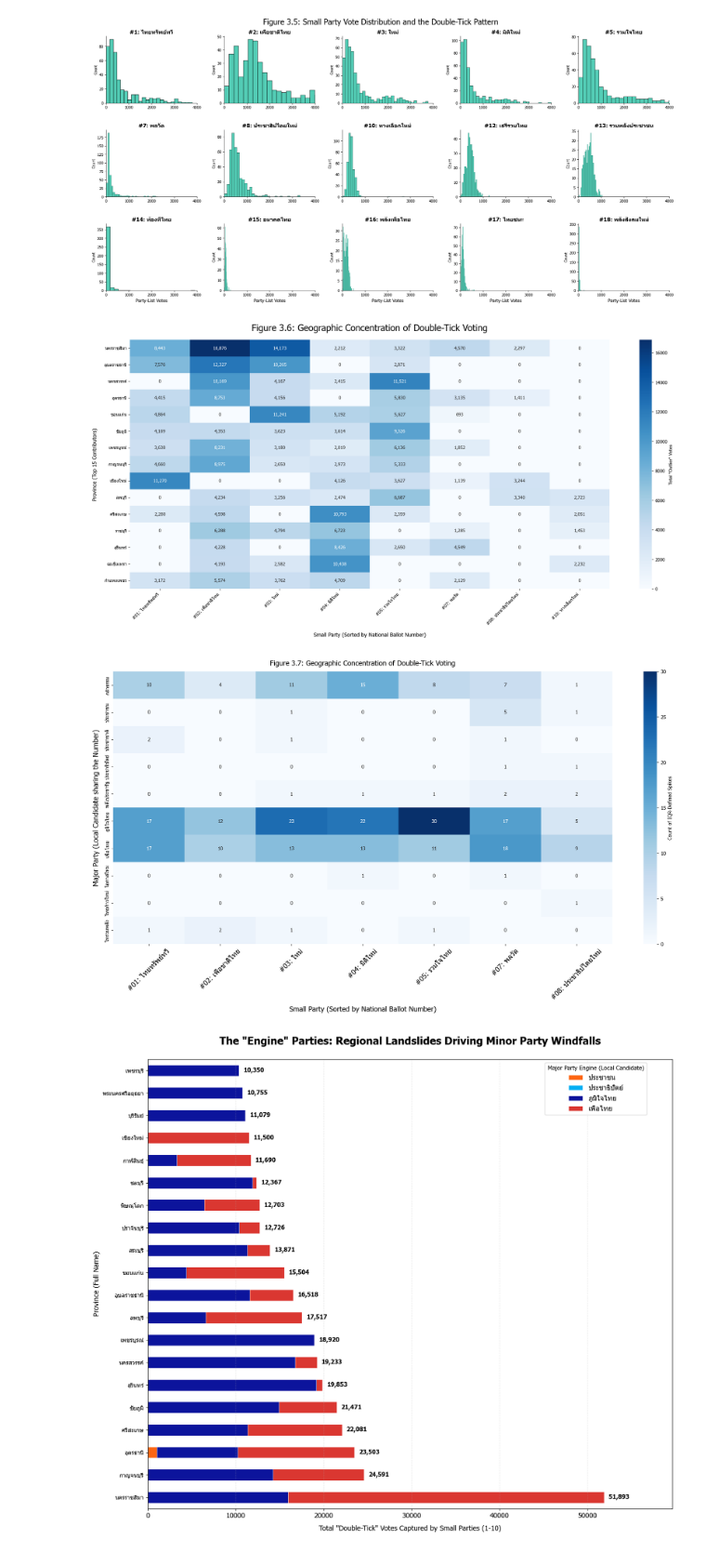
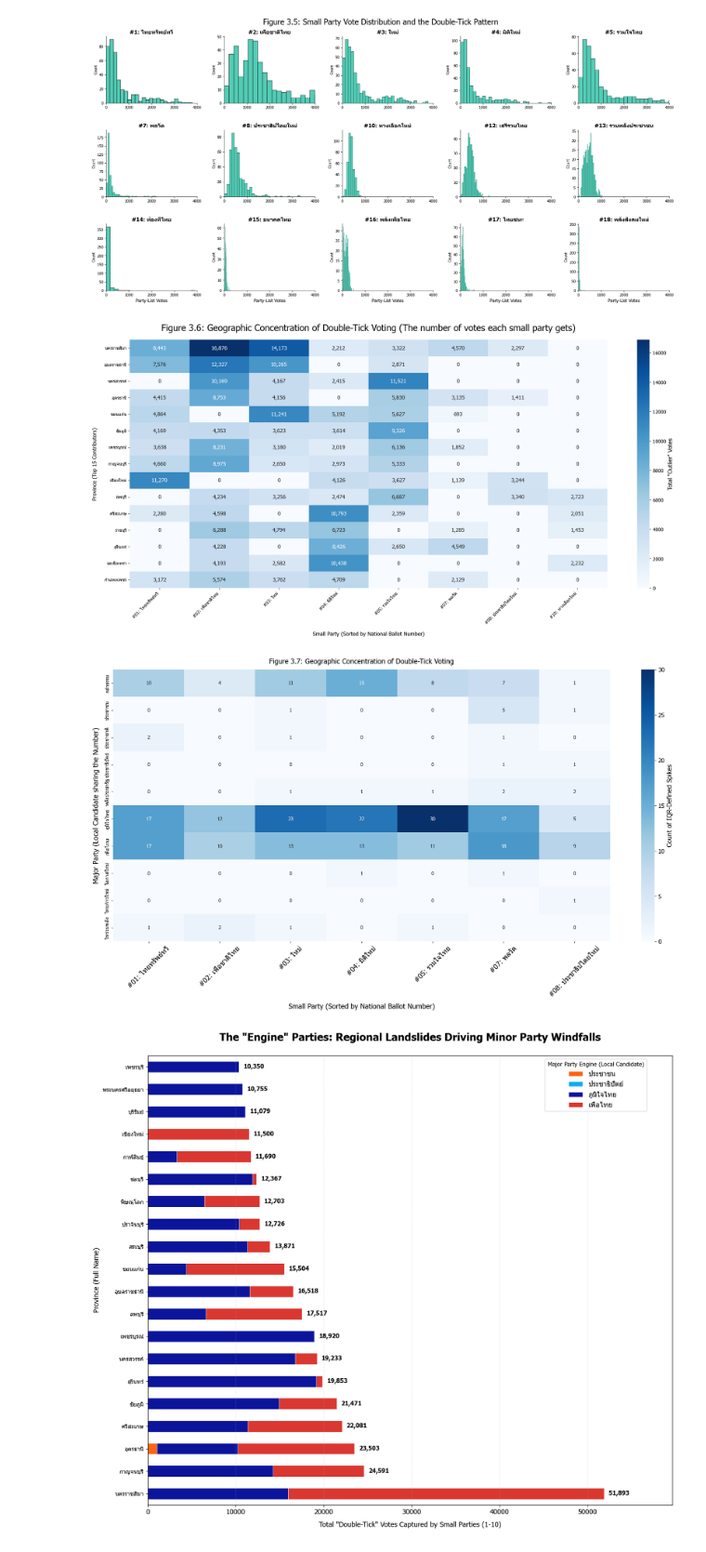
Before and after one commit to Gorszet/DADS5001_Election_2569, a Jupyter notebook: election_analysis69.ipynb, the cells around one changed output. Shown at 93% size. Saved outputs shown, nothing was run; the diff lists cells and outputs as text; code cells hidden in the pictures.

Commit message:
update code and image

```diff
--- a/election_analysis69.ipynb
+++ b/election_analysis69.ipynb
@@ -1556,37 +1556,42 @@ q_stats['IQR'] = q_stats['Q3'] - q_stats['Q1']
 q_stats['Upper_Fence'] = q_stats['Q3'] + (1.5 * q_stats['IQR'])
 
 votes_small = votes_small.merge(q_stats[['Upper_Fence']], left_on='name', right_index=True)
 spikes_only = votes_small[votes_small['party_list_vote'] > votes_small['Upper_Fence']].copy()
 
 spikes_with_prov = spikes_only.merge(df_constituencies[['cons_id', 'prov_id']], on='cons_id')
 
 # Use Thai province names on y-axis
 prov_name_col = 'province' if 'province' in df_prov_full.columns else next((c for c in ['province_name_en', 'prov_name_en', 'name_en'] if c in df_prov_full.columns), df_prov_full.columns[1])
 final_spikes = spikes_with_prov.merge(df_prov_full[['prov_id', prov_name_col]], on='prov_id')
 
 final_spikes['party_label'] = (
     "#" + final_spikes['party_no_num'].astype(int).map('{:02d}'.format) +
     ": " + final_spikes['name']
 )
 
 prov_matrix = final_spikes.groupby([prov_name_col, 'party_label'])['party_list_vote'].sum().unstack(fill_value=0)
 
 prov_matrix = prov_matrix.reindex(sorted(prov_matrix.columns), axis=1)
 top_15_provs = prov_matrix.sum(axis=1).nlargest(15).index
 final_heatmap_data = prov_matrix.loc[top_15_provs]
 
 plt.figure(figsize=(20, 10))
-sns.heatmap(final_heatmap_data, annot=True, fmt=',.0f', cmap=HEATMAP_CMAP, cbar_kws={'label': 'Total "Outlier" Votes'})
+ax = sns.heatmap(final_heatmap_data, annot=True, fmt=',.0f', cmap=HEATMAP_CMAP,
+                 cbar_kws={'label': 'Total "Outlier" Votes'},
+                 annot_kws={'size': 12})
 
-plt.title('Figure 3.6: Geographic Concentration of Double-Tick Voting', fontsize=20, pad=20)
+cbar = ax.collections[0].colorbar
+cbar.ax.tick_params(labelsize=11)
+cbar.set_label('Total "Outlier" Votes', fontsize=13)
+
+plt.title('Figure 3.6: Geographic Concentration of Double-Tick Voting (The number of votes each small party gets)', fontsize=20, pad=20)
 plt.xlabel('Small Party (Sorted by National Ballot Number)', fontsize=12, labelpad=15)
 plt.ylabel('Province (Top 15 Contributors)', fontsize=12, labelpad=15)
 plt.xticks(rotation=45, ha='right')
 plt.tight_layout()
-
 plt.show()
 # %% [output]
-[figure, old version]
+[figure, new version]
 # %%
 # Shared prep
 top_6_ids = df_stats_cons_party.groupby('party_id')['party_list_vote'].sum().nlargest(6).index.tolist()
@@ -1640,6 +1645,9 @@ summary_iqr = summary_iqr[[c for c in summary_iqr.columns if not any(c.startswit
 fig37, ax37 = plt.subplots(figsize=(18, 10))
 
 sns.heatmap(summary_iqr, annot=True, fmt='d', cmap=HEATMAP_CMAP, cbar_kws={'label': 'Count of IQR-Defined Spikes'}, ax=ax37)
+cbar = ax37.collections[0].colorbar
+cbar.ax.tick_params(labelsize=12)
+cbar.set_label('Count of IQR-Defined Spikes', fontsize=13)
 ax37.set_title('Figure 3.7: Geographic Concentration of Double-Tick Voting', fontsize=14, pad=12)
 ax37.set_xlabel('Small Party (Sorted by National Ballot Number)', fontsize=14, labelpad=10)
 ax37.set_ylabel('Major Party (Local Candidate sharing the Number)', fontsize=14, labelpad=10)
@@ -1649,7 +1657,7 @@ plt.tight_layout()
 
 plt.show()
 # %% [output]
-[figure, old version]
+[figure, new version]
 # %%
 # Plot Figure 3.8
 small_parties_1_10 = df_party_info[
```
Also changed, not shown: 1 other file.
